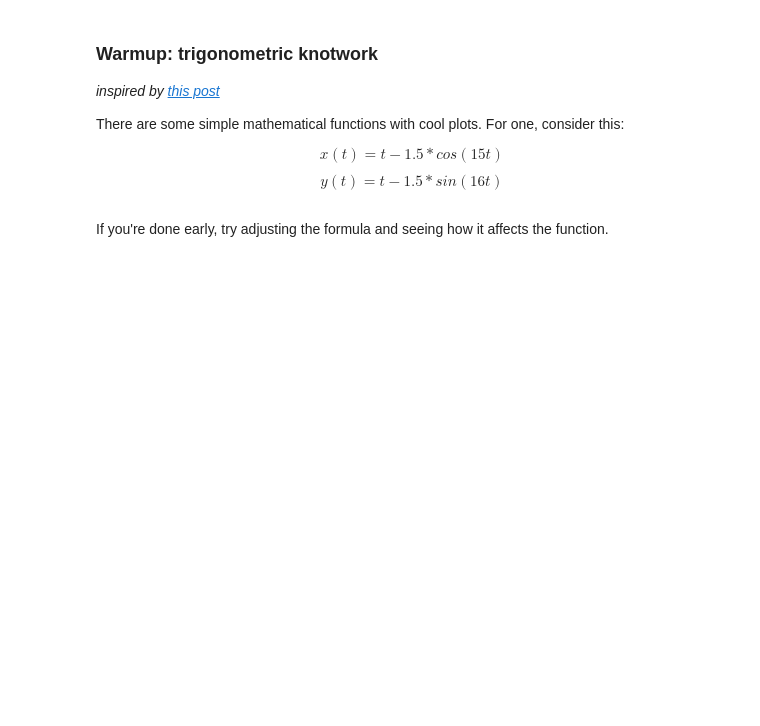
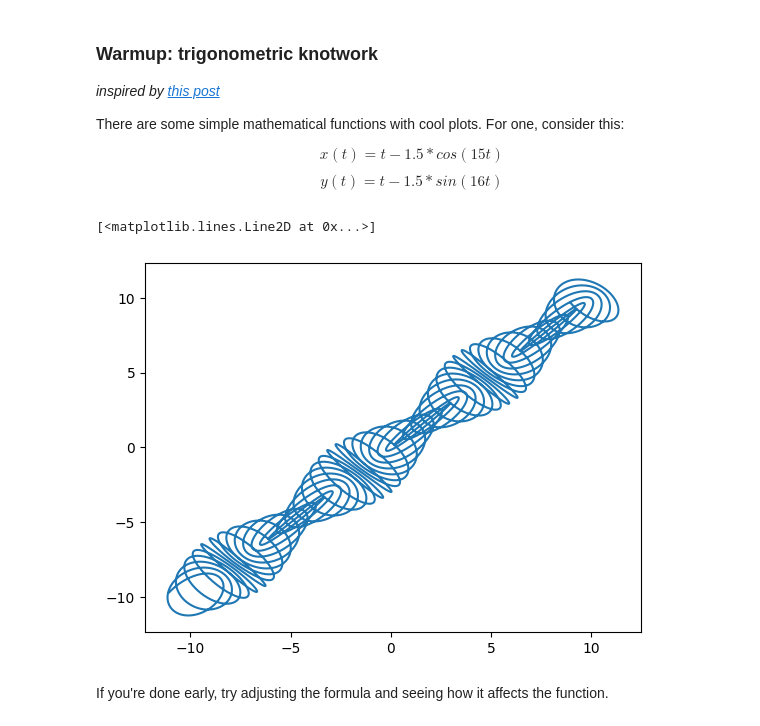
Before and after one commit to IzmaylovI/Reinforcement-learning, a Jupyter notebook: week04_[recap]_deep_learning/seminar_pytorch.ipynb, the cells around one changed output. Saved outputs shown, nothing was run; the diff lists cells and outputs as text; code cells hidden in the pictures; blank space fills up the shorter version.

```diff
--- a/week04_[recap]_deep_learning/seminar_pytorch.ipynb
+++ b/week04_[recap]_deep_learning/seminar_pytorch.ipynb
@@ -116,14 +116,17 @@ $$ y(t) = t - 1.5 * sin(16 t) $$
 # %%
 import matplotlib.pyplot as plt
 %matplotlib inline
 
 t = torch.linspace(-10, 10, steps=10000)
 
 # compute x(t) and y(t) as defined above
-x = <YOUR CODE>
-y = <YOUR CODE>
+x = t - 1.5 * torch.cos(15 * t)
+y = t - 1.5 * torch.sin(16 * t)
 
 plt.plot(x.numpy(), y.numpy())
+# %% [output]
+[<matplotlib.lines.Line2D at 0x...>]
+[figure, added]
 # %% [markdown]
 If you're done early, try adjusting the formula and seeing how it affects the function.
 # %% [markdown]
```
Also changed, not shown: parts of 16 cells of this notebook.
